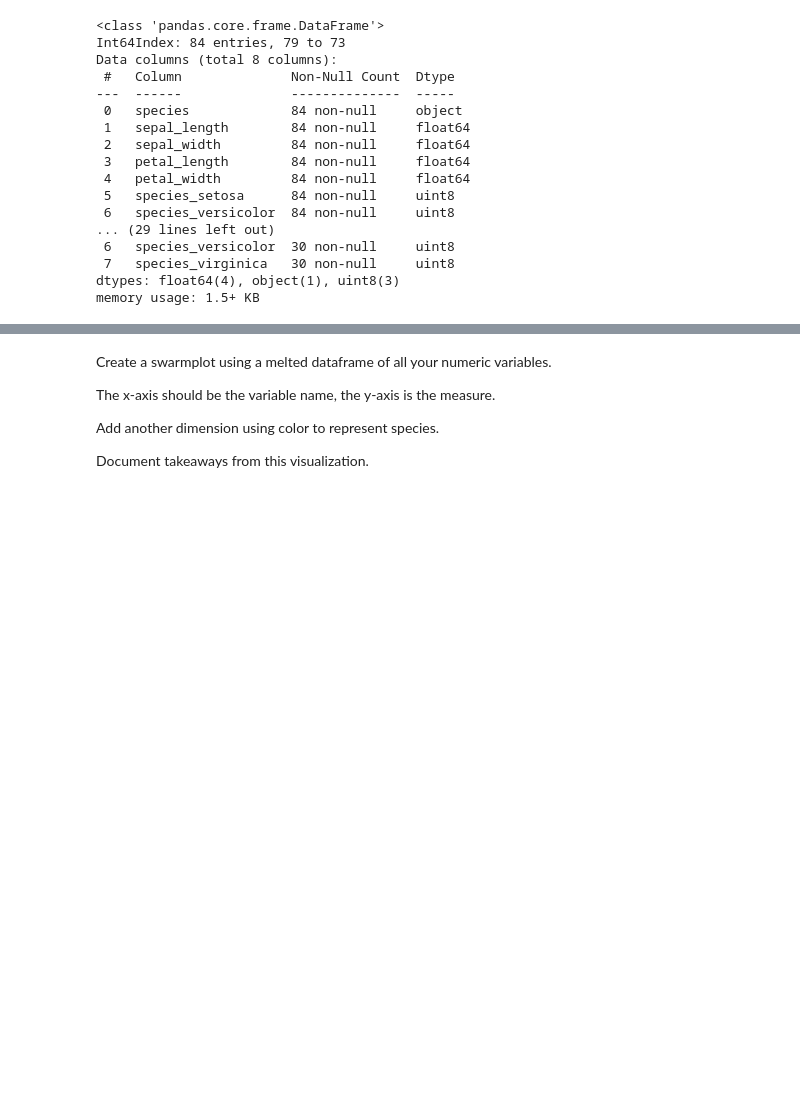
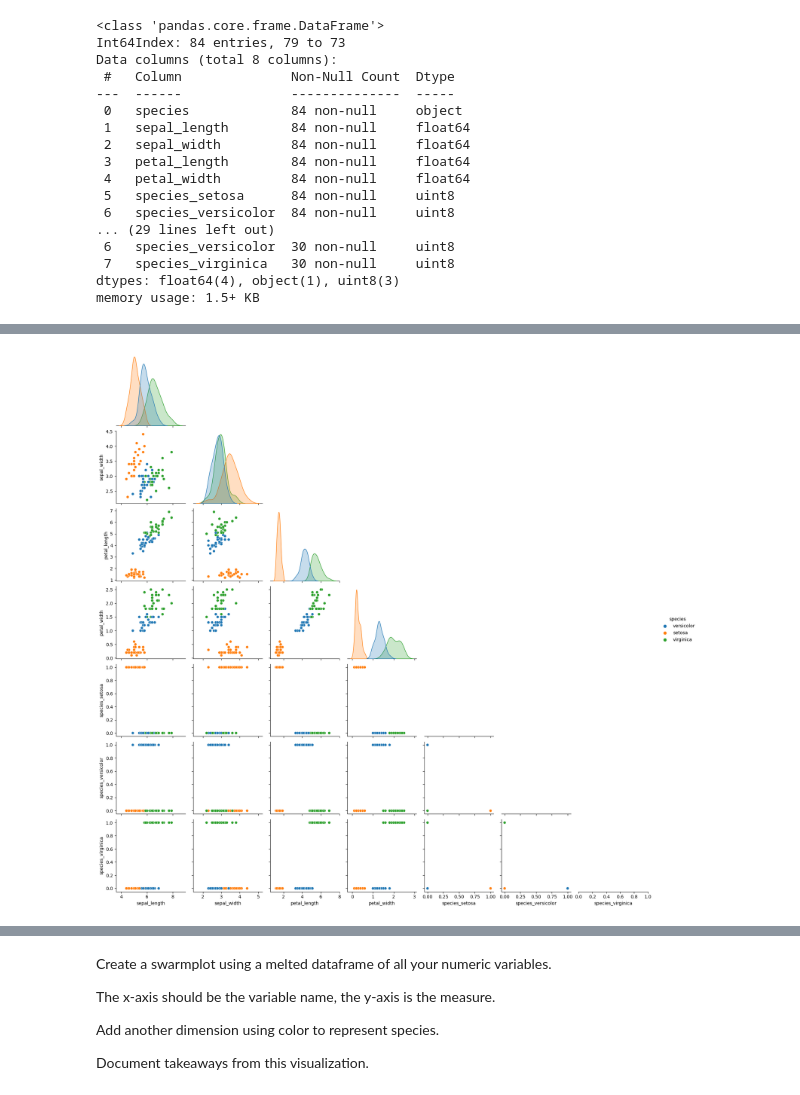
Before and after one commit to rob-casey/classification-exercises, a Jupyter notebook: classification_exercises.ipynb, the cells around one changed output, grey strips where cells are left out. Cells and saved outputs as stored; diff of their text form; code cells hidden in the pictures; blank space fills up the shorter version.

```diff
--- a/classification_exercises.ipynb
+++ b/classification_exercises.ipynb
@@ -787,0 +1011,4 @@ memory usage: 1.5+ KB
+# %%
+sns.pairplot(data = iris_train, hue='species', corner=True);
+# %% [output]
+[figure, added]
```
Also changed, not shown: parts of 27 cells of this notebook.
